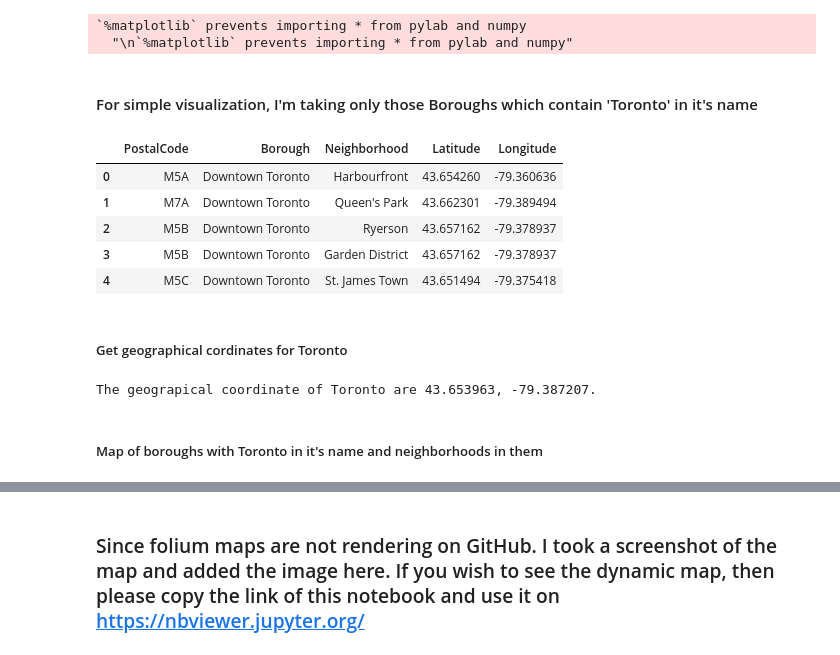
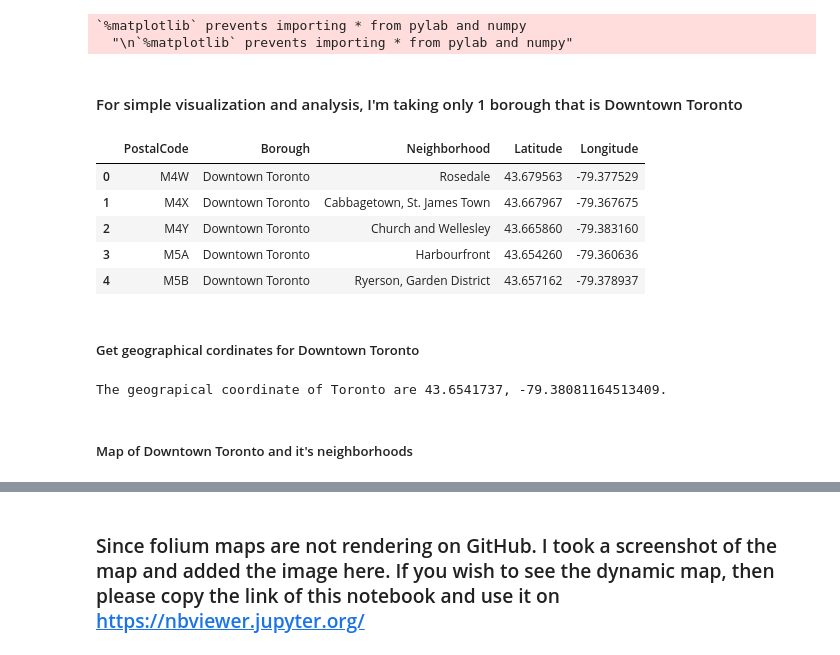
Before and after one commit to swathirayapu/Coursera_Capstone, a Jupyter notebook: ClusteringWeek3.ipynb, the cells around one changed output, grey strips where cells are left out. Drawn from its saved outputs; the diff is of its cells as text; code cells hidden in the pictures.

```diff
--- a/ClusteringWeek3.ipynb
+++ b/ClusteringWeek3.ipynb
@@ -102,0 +105,3 @@ Canada_df.index[Canada_df["Neighborhood"] == "Not assigned"].tolist()
+# %%
+Canada_df = Canada_df.groupby(["PostalCode","Borough"])["Neighborhood"].apply(", ".join).reset_index()
+Canada_df.head()
@@ -168,21 +180,21 @@ Populating the interactive namespace from numpy and matplotlib
 `%matplotlib` prevents importing * from pylab and numpy
   "\n`%matplotlib` prevents importing * from pylab and numpy"
 # %% [markdown]
-<h4> For simple visualization, I'm taking only those Boroughs which contain 'Toronto' in it's name </h4>
+<h4> For simple visualization and analysis, I'm taking only 1 borough that is Downtown Toronto </h4>
 # %%
-Toronto_data = Canada_df[Canada_df['Borough'].str.contains("Toronto")].reset_index(drop=True)
+Toronto_data = Canada_df[Canada_df['Borough'] == "Downtown Toronto"].reset_index(drop=True)
 Toronto_data.head()
 # %% [output]
 |  | PostalCode | Borough | Neighborhood | Latitude | Longitude |
-| 0 | M5A | Downtown Toronto | Harbourfront | 43.654260 | -79.360636 |
-| 1 | M7A | Downtown Toronto | Queen's Park | 43.662301 | -79.389494 |
-| 2 | M5B | Downtown Toronto | Ryerson | 43.657162 | -79.378937 |
-| 3 | M5B | Downtown Toronto | Garden District | 43.657162 | -79.378937 |
-| 4 | M5C | Downtown Toronto | St. James Town | 43.651494 | -79.375418 |
+| 0 | M4W | Downtown Toronto | Rosedale | 43.679563 | -79.377529 |
+| 1 | M4X | Downtown Toronto | Cabbagetown, St. James Town | 43.667967 | -79.367675 |
+| 2 | M4Y | Downtown Toronto | Church and Wellesley | 43.665860 | -79.383160 |
+| 3 | M5A | Downtown Toronto | Harbourfront | 43.654260 | -79.360636 |
+| 4 | M5B | Downtown Toronto | Ryerson, Garden District | 43.657162 | -79.378937 |
 # %% [markdown]
-##### Get geographical cordinates for Toronto
+##### Get geographical cordinates for Downtown Toronto
 # %%
-address = 'Toronto, Ontario, Canada'
+address = 'Downtown Toronto'
 
 geolocator = Nominatim(user_agent="to_explorer")
 location = geolocator.geocode(address)
@@ -190,7 +202,7 @@ latitude = location.latitude
 longitude = location.longitude
 print('The geograpical coordinate of Toronto are {}, {}.'.format(latitude, longitude))
 # %% [output]
-The geograpical coordinate of Toronto are 43.653963, -79.387207.
+The geograpical coordinate of Toronto are 43.6541737, -79.38081164513409.
 # %% [markdown]
-##### Map of boroughs with Toronto in it's name and neighborhoods in them
+##### Map of Downtown Toronto and it's neighborhoods
 # %%
```
Also changed, not shown: parts of 31 cells of this notebook.
